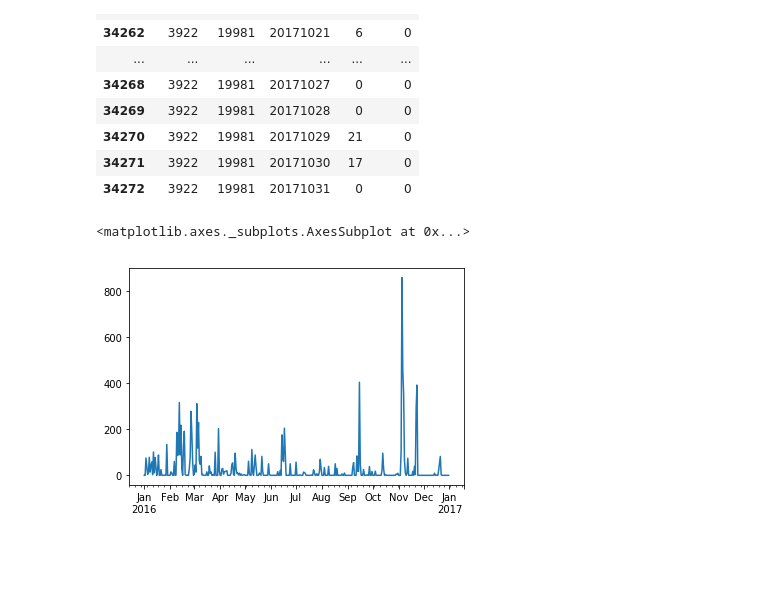
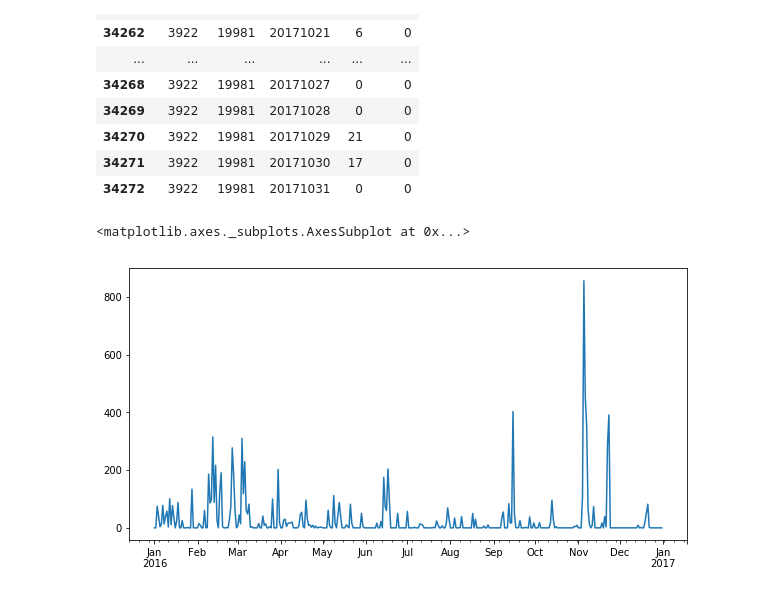
Before and after one commit to yerartdev/uc-m1964-panorama, a Jupyter notebook: panorama/m1964-python-gerardo-de-miguel-gonzalez.ipynb, the cells around one changed output. Saved outputs shown, nothing was run; the diff lists cells and outputs as text; code cells hidden in the pictures; blank space fills up the shorter version.

Commit message:
Weather Generator: Python implementation Task #3 -- loading and plotting Parayas precipitation series year 2016, minor changes to markdown task descriptions

```diff
--- a/panorama/m1964-python-gerardo-de-miguel-gonzalez.ipynb
+++ b/panorama/m1964-python-gerardo-de-miguel-gonzalez.ipynb
@@ -168,22 +168,24 @@ import matplotlib.pyplot as plt
 # %%
 #::GMG::I put RR as a pandas Series indexed by DATE YYYYMMDD as date_range()
 #
 #       See:
 #       https://pandas.pydata.org/pandas-docs/stable/indexing.html
 #       http://pandas.pydata.org/pandas-docs/stable/generated/pandas.date_range.html
 #       https://pandas.pydata.org/pandas-docs/stable/generated/pandas.Series.reindex.html
 #
 start = precip_s['DATE'] >= 20160101
 end = precip_s['DATE'] <= 20161231
 cond = start & end
 #display(type(precip_s[cond][['DATE','RR']]), type(precip_s[cond]['RR']))
 dates = pd.date_range(start='20160101', end='20161231')
 serie_s = list(precip_s[cond]['RR'])
 #display(type(serie_s), type(dates))
 ts = pd.Series(serie_s,index=dates)
+#::GMG::Large enough plot 10 x 5 inches
+# See:
+# https://stackoverflow.com/questions/36367986/how-to-make-inline-plots-in-jupyter-notebook-larger
+plt.rcParams['figure.figsize'] = [10, 5]
 ts.plot()
-#::GMG::¿Larger?
-# https://stackoverflow.com/questions/36367986/how-to-make-inline-plots-in-jupyter-notebook-larger
 # %% [output]
 <matplotlib.axes._subplots.AxesSubplot at 0x...>
-[figure, old version]
+[figure, new version]
```
Also changed, not shown: parts of 6 cells of this notebook.
